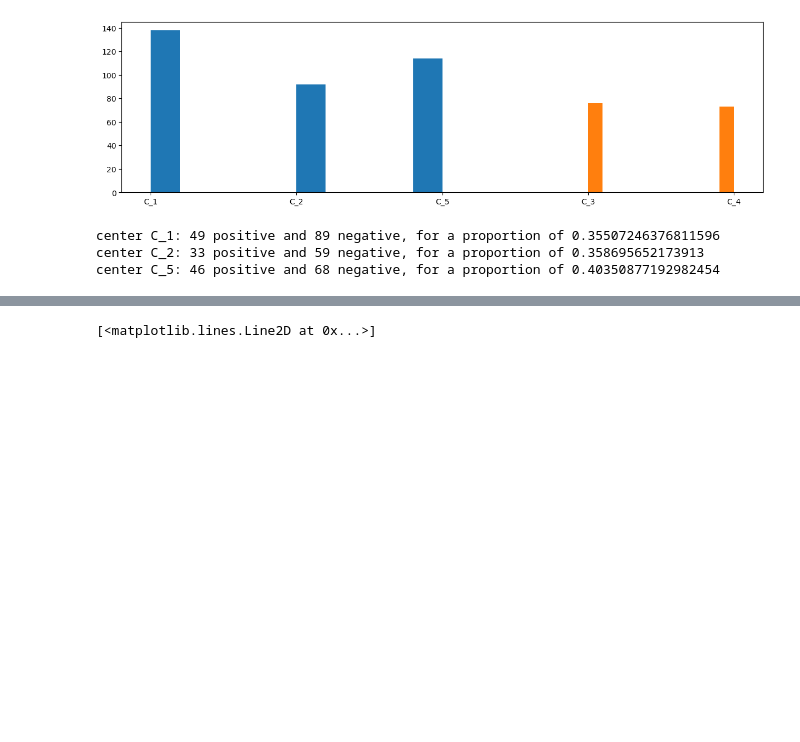
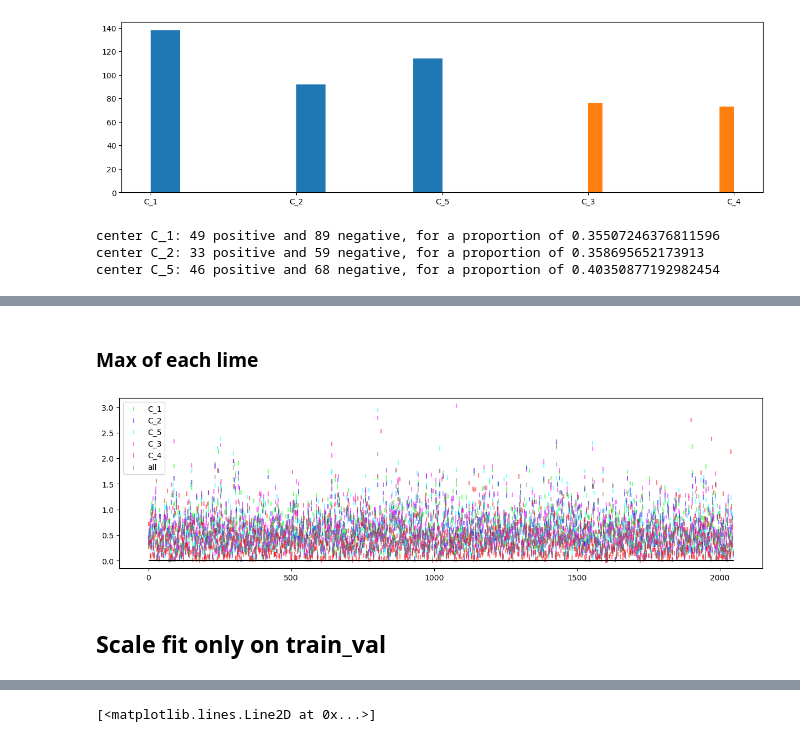
Before and after one commit to StanislasDOZIAS/OWKIN_challenge, a Jupyter notebook: notebooks/data_study_centers.ipynb, the cells around one changed output, grey strips where cells are left out. Saved outputs shown, nothing was run; the diff lists cells and outputs as text; code cells hidden in the pictures; blank space fills up the shorter version.

```diff
--- a/notebooks/data_study_centers.ipynb
+++ b/notebooks/data_study_centers.ipynb
@@ -161,0 +198,16 @@ X_all_flat = X_all.reshape(-1, num_feature)
+# %% [markdown]
+### Max of each lime
+# %%
+plt.figure(figsize=(15,4))
+
+for center in X_flat.keys():
+    plt.scatter(np.arange(num_feature), X[center].max(axis=1).mean(axis=0), label = center, alpha=0.5, marker="|", color=colors[center])
+
+plt.hlines(0, 0, num_feature, color="black")
+
+plt.legend()
+plt.show()
+# %% [output]
+[figure, added]
+# %% [markdown]
+## Scale fit only on train_val
```
Also changed, not shown: parts of 18 cells of this notebook.
